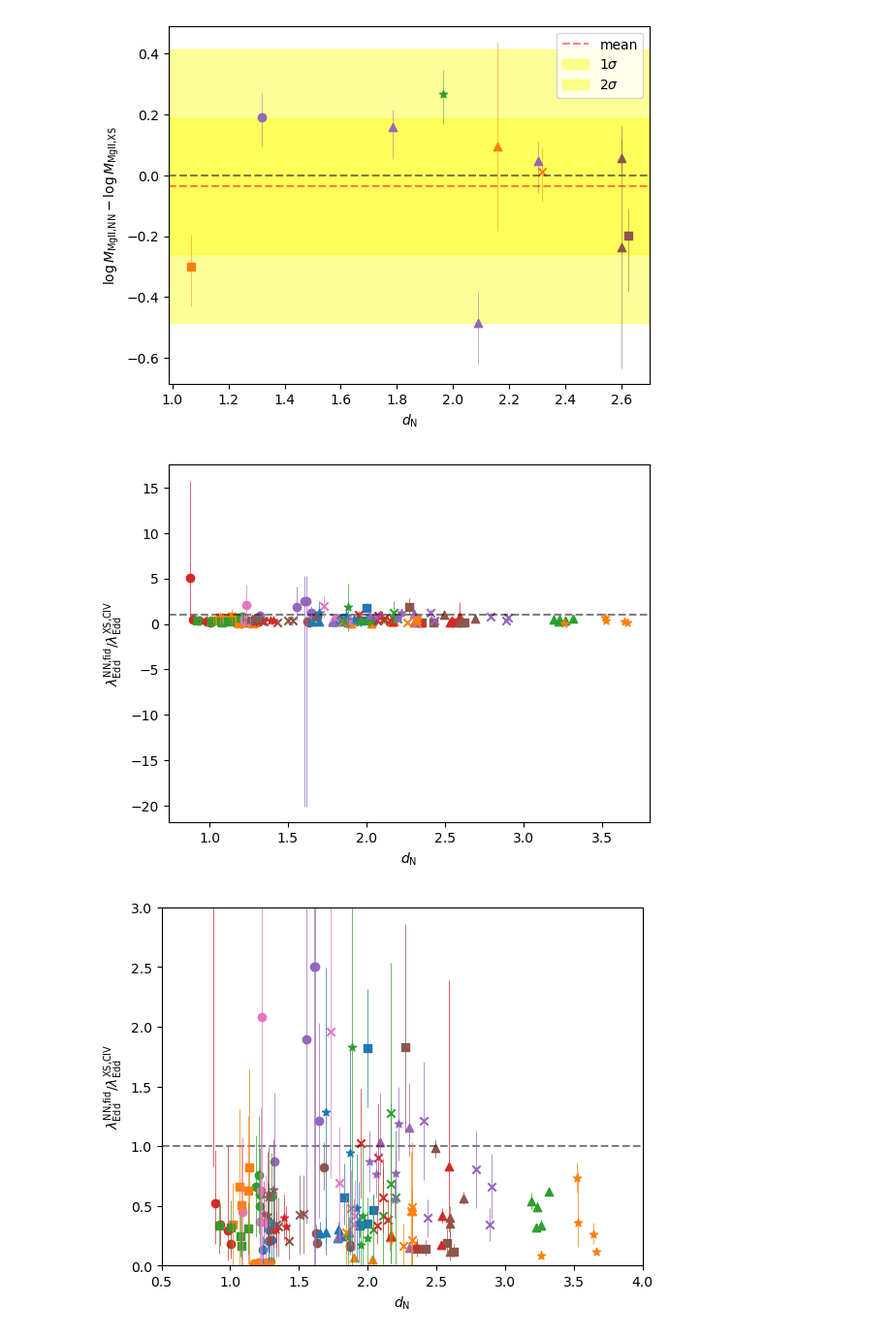
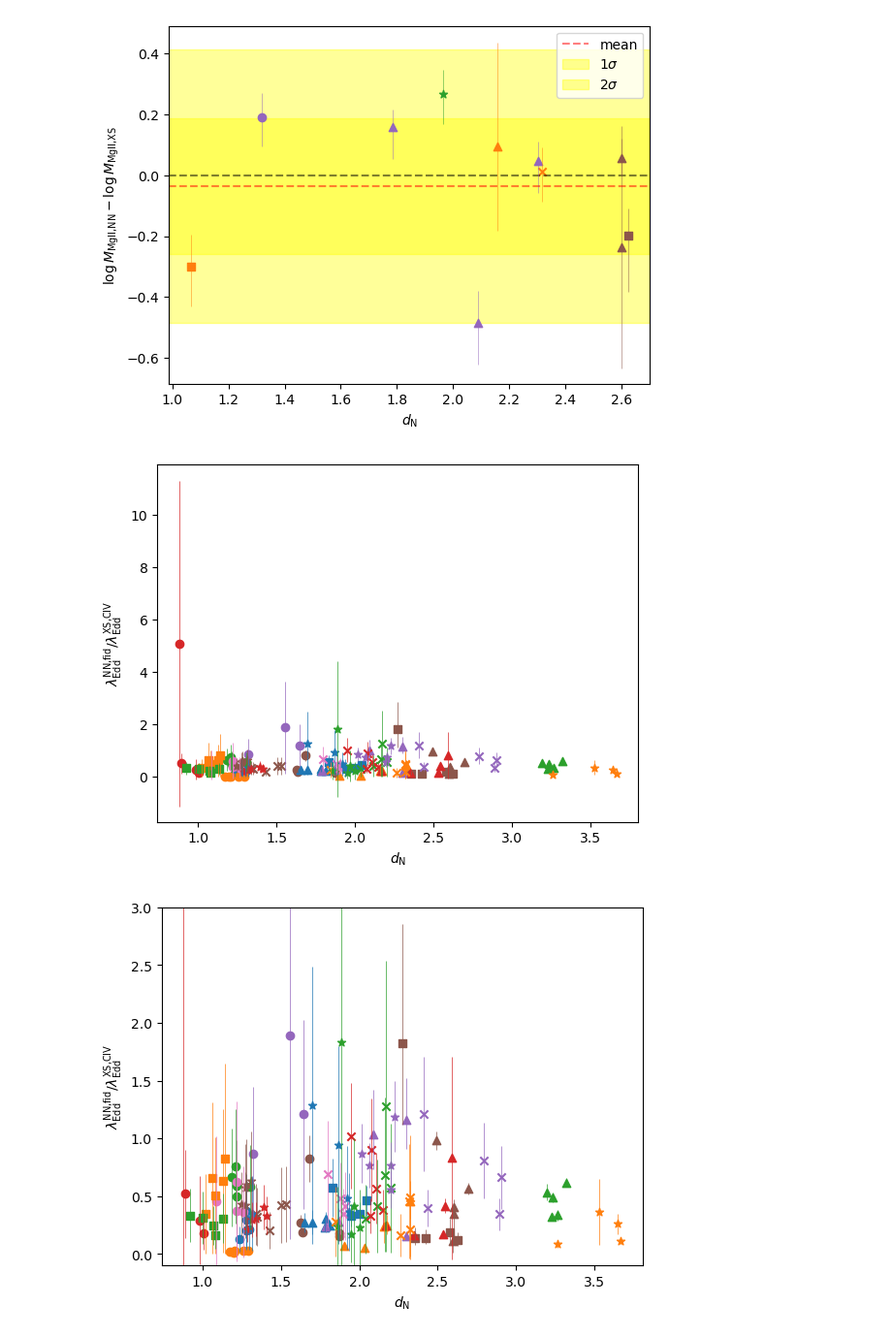
Before and after one commit to bartiosz/qso_nn, a Jupyter notebook: nn_properties-Copy1.ipynb, the cells around one changed output. Shown: that part at 97% size. Saved outputs shown, nothing was run; the diff lists cells and outputs as text; code cells hidden in the pictures.

```diff
--- a/nn_properties-Copy1.ipynb
+++ b/nn_properties-Copy1.ipynb
@@ -176,7 +194,14 @@ civ_shift = [float(c) for c in civ_shifts[:,1]]
 civ_shift_plus = [float(c) for c in civ_shifts[:,2]]
 civ_shift_minus = [float(c) for c in civ_shifts[:,3]]
 
-# print(names1==names2,names2==names3,names3==names4,names4==names5)
+metals = np.loadtxt('/home/bartosz/Downloads/highz sample redshifts - metals.csv',delimiter=',',dtype='str')
+names6 = metals[:,0]
+NV = [float(m) for m in metals[:,1]]
+NV_err = [float(m) for m in metals[:,2]]
+SiIV_OIV = [float(m) for m in metals[:,3]]
+SiIV_OIV_err = [float(m) for m in metals[:,4]]
+
+print(names1==names2,names2==names3,names3==names4,names4==names5,names5==names6)
 # len(HNAME)/5
-print(NAMES_v2)
+print(names6[12])
 # %% [output]
@@ -444,7 +519,7 @@ markers = ['o', 's', '^', 'x', '*']
 
 j,k,l=-1,-1,0
 fig = plt.figure()
-plt.axhline(0,c='black',ls='--',alpha=0.5)
+# plt.axhline(0,c='black',ls='--',alpha=0.5)
 someX, someY = 2, 5
 # currentAxis = plt.gca()
 # currentAxis.add_patch(Rectangle((0.8,-1.3), 2.2, 2.2, facecolor="white", edgecolor='black'))
@@ -460,7 +535,6 @@ for i, b in enumerate(mask):
     if b==False:
         continue
     else: d=data[i]
-    marker=markers[j]
     # alpha=alphas[l]
     l+=1
     plus = np.sqrt(d['MBH_CIV_ERR']**2+d['MBH_CIV_XS_plus']**2)
@@ -549,24 +623,19 @@ plt.close()
 [figure]
 # %%
 mask1 = data['EDD_CIV_XS'] != -1
-mask2 = data['LOGLEDD_RATIO'] != -100
+# mask2 = data['LOGLEDD_RATIO'] != -100
+mask2 = data['MBH_CIV'] != 0
 mask = np.logical_and(mask1,mask2)
-dataEDD = data[mask1]
-cmap = plt.get_cmap('tab10')
 
-colors = cmap(range(10))
-#markers = ['o']*10 + ['s']*10 + ['^']*10 + ['x']*10 # + ['*']*5
-markers = ['o', 's', '^', 'x', '*']
-alphas = [1,0.9,0.7,0.6,0.5]
+ledd_civ = 1.3*10**38*10**(data['MBH_CIV'])
+ledd_civ_err = ledd_mgii*np.log(10)*data['MBH_CIV_ERR']
+edd_ratio = ledd_civ/(10**data['LOGLBOL'])
+edd_ratio_err = np.sqrt((ledd_civ_err/(10**data['LOGLBOL']))**2+(ledd_civ*np.log(10)*10**(-data['LOGLBOL'])*data['LOGLBOL_ERR'])**2)
 
 j,k,l=-1,-1,0
 fig = plt.figure()
-plt.axhline(1,c='black',ls='--',alpha=0.5)
-someX, someY = 2, 5
-# currentAxis = plt.gca()
-# currentAxis.add_patch(Rectangle((0.8,-1.3), 2.2, 2.2, facecolor="white", edgecolor='black'))
+# plt.axhline(1,c='black',ls='--',alpha=0.5)
 for i, b in enumerate(mask):
-# for i, d in enumerate(dataEDD):
     if i % 5 == 0:
         k+=1
         l=0
@@ -579,11 +648,15 @@ for i, b in enumerate(mask):
     marker=markers[j]
     alpha=alphas[l]
     l+=1
-    #print(d['MBH_CIV_ERR'])
-    plus = np.sqrt((10**d['LOGLEDD_RATIO']/d['EDD_CIV_XS']*(10**d['LOGLEDD_RATIO_ERR']-1))**2+
-                   (10**d['LOGLEDD_RATIO']/d['EDD_CIV_XS']**2*d['EDD_CIV_XS_plus'])**2)
-    minus = np.sqrt((10**d['LOGLEDD_RATIO']/d['EDD_CIV_XS']*(10**(-d['LOGLEDD_RATIO_ERR'])-1))**2+
-                   (10**d['LOGLEDD_RATIO']/d['EDD_CIV_XS']**2*d['EDD_CIV_XS_minus'])**2)
+    redd = 10**d['LOGLEDD_RATIO']    #edd_ratio[i]     #
+    redd_err = 10**d['LOGLEDD_RATIO_ERR']        #edd_ratio_err[i]    #
+    ratio = redd/d['EDD_CIV_XS']
+    plus = np.sqrt((ratio*d['LOGLEDD_RATIO_ERR']*np.log(10))**2+
+                   (ratio/d['EDD_CIV_XS']*d['EDD_CIV_XS_plus'])**2)
+    minus = np.sqrt((ratio*d['LOGLEDD_RATIO_ERR']*np.log(10))**2+
+                   (ratio/d['EDD_CIV_XS']*d['EDD_CIV_XS_minus'])**2)
+    # plus = np.sqrt((redd_err/d['EDD_CIV_XS'])**2+(ratio/d['EDD_CIV_XS']*d['EDD_CIV_XS_plus'])**2)
+    # minus = np.sqrt((redd_err/d['EDD_CIV_XS'])**2+(ratio/d['EDD_CIV_XS']*d['EDD_CIV_XS_minus'])**2)
     plt.scatter(d['NN_D'],10**d['LOGLEDD_RATIO']/d['EDD_CIV_XS'], c=COLORS[i], marker=MARKERS[i])#,alpha=alpha)#,'ro')
     plt.errorbar(d['NN_D'],10**d['LOGLEDD_RATIO']/d['EDD_CIV_XS'], yerr=[[minus],[plus]], c=COLORS[i],lw=0.5)#, fmt='o', capsize=5, label='Error Bars')
     # plt.errorbar(d['NN_D'],10**d['LOGLEDD_RATIO']/d['EDD_CIV_XS'], c=colors[k])#, fmt='o', capsize=5, label='Error Bars')
@@ -598,42 +671,46 @@ plt.xlabel(r'$d_\text{N}$')
 plt.show()
 plt.close()
 
 
 j,k,l=-1,-1,0
 fig = plt.figure()
-plt.axhline(1,c='black',ls='--',alpha=0.5)
+# plt.axhline(1,c='black',ls='--',alpha=0.5)
 for i, b in enumerate(mask):
-# for i, d in enumerate(dataEDD):
     if i % 5 == 0:
         k+=1
         l=0
     if i % 50 == 0:
         j+=1
         k=0
     if b==False:
         continue
     else: d=data[i]
     marker=markers[j]
     alpha=alphas[l]
     l+=1
-    plus = np.sqrt((10**d['LOGLEDD_RATIO']/d['EDD_CIV_XS']*(10**d['LOGLEDD_RATIO_ERR']-1))**2+
-                   (10**d['LOGLEDD_RATIO']/d['EDD_CIV_XS']**2*d['EDD_CIV_XS_plus'])**2)
-    minus = np.sqrt((10**d['LOGLEDD_RATIO']/d['EDD_CIV_XS']*(10**(-d['LOGLEDD_RATIO_ERR'])-1))**2+
-                   (10**d['LOGLEDD_RATIO']/d['EDD_CIV_XS']**2*d['EDD_CIV_XS_minus'])**2)
+    redd = 10**d['LOGLEDD_RATIO']    #edd_ratio[i]     #
+    redd_err = 10**d['LOGLEDD_RATIO_ERR']        #edd_ratio_err[i]    #
+    ratio = redd/d['EDD_CIV_XS']
+    plus = np.sqrt((ratio*d['LOGLEDD_RATIO_ERR']*np.log(10))**2+
+                   (ratio/d['EDD_CIV_XS']*d['EDD_CIV_XS_plus'])**2)
+    minus = np.sqrt((ratio*d['LOGLEDD_RATIO_ERR']*np.log(10))**2+
+                   (ratio/d['EDD_CIV_XS']*d['EDD_CIV_XS_minus'])**2)
+    # plus = np.sqrt((redd_err/d['EDD_CIV_XS'])**2+(ratio/d['EDD_CIV_XS']*d['EDD_CIV_XS_plus'])**2)
+    # minus = np.sqrt((redd_err/d['EDD_CIV_XS'])**2+(ratio/d['EDD_CIV_XS']*d['EDD_CIV_XS_minus'])**2)
     plt.scatter(d['NN_D'],10**d['LOGLEDD_RATIO']/d['EDD_CIV_XS'], c=COLORS[i], marker=MARKERS[i])#,alpha=alpha)#,'ro')
     plt.errorbar(d['NN_D'],10**d['LOGLEDD_RATIO']/d['EDD_CIV_XS'], yerr=[[minus],[plus]], c=COLORS[i],lw=0.5)#, fmt='o', capsize=5, label='Error Bars')
     # plt.errorbar(d['NN_D'],10**d['LOGLEDD_RATIO']/d['EDD_CIV_XS'], c=colors[k])#, fmt='o', capsize=5, label='Error Bars')
 
 
-plt.ylim(0,3)
-plt.xlim(0.5,4)
+plt.ylim(-0.1,3)
+# plt.xlim(0.5,4)
 plt.ylabel(r'$\lambda_\text{Edd}^\text{NN,fid} / \lambda_\text{Edd}^\text{XS,CIV}$')
 plt.xlabel(r'$d_\text{N}$')
 # plt.savefig('plots/EDD_RATIO_civ_dN_zoom.png', format='png')
 plt.show()
 plt.close()
 # %% [output]
-[figure, old version]
+[figure, new version]
-[figure, old version]
+[figure, new version]
 # %%
 mask1 = data['EDD_MGII_XS'] != -1
```
Also changed, not shown: parts of 10 cells of this notebook.
